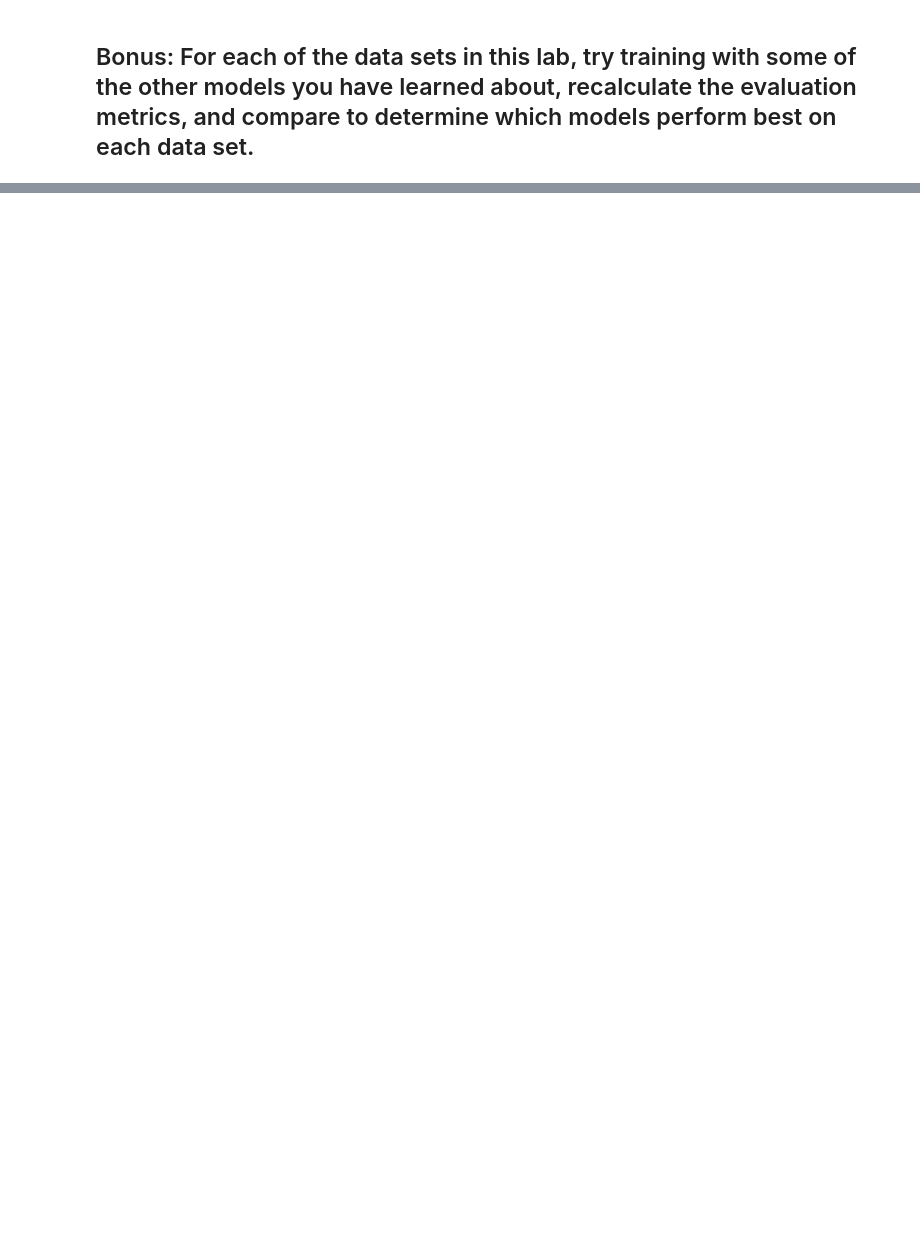
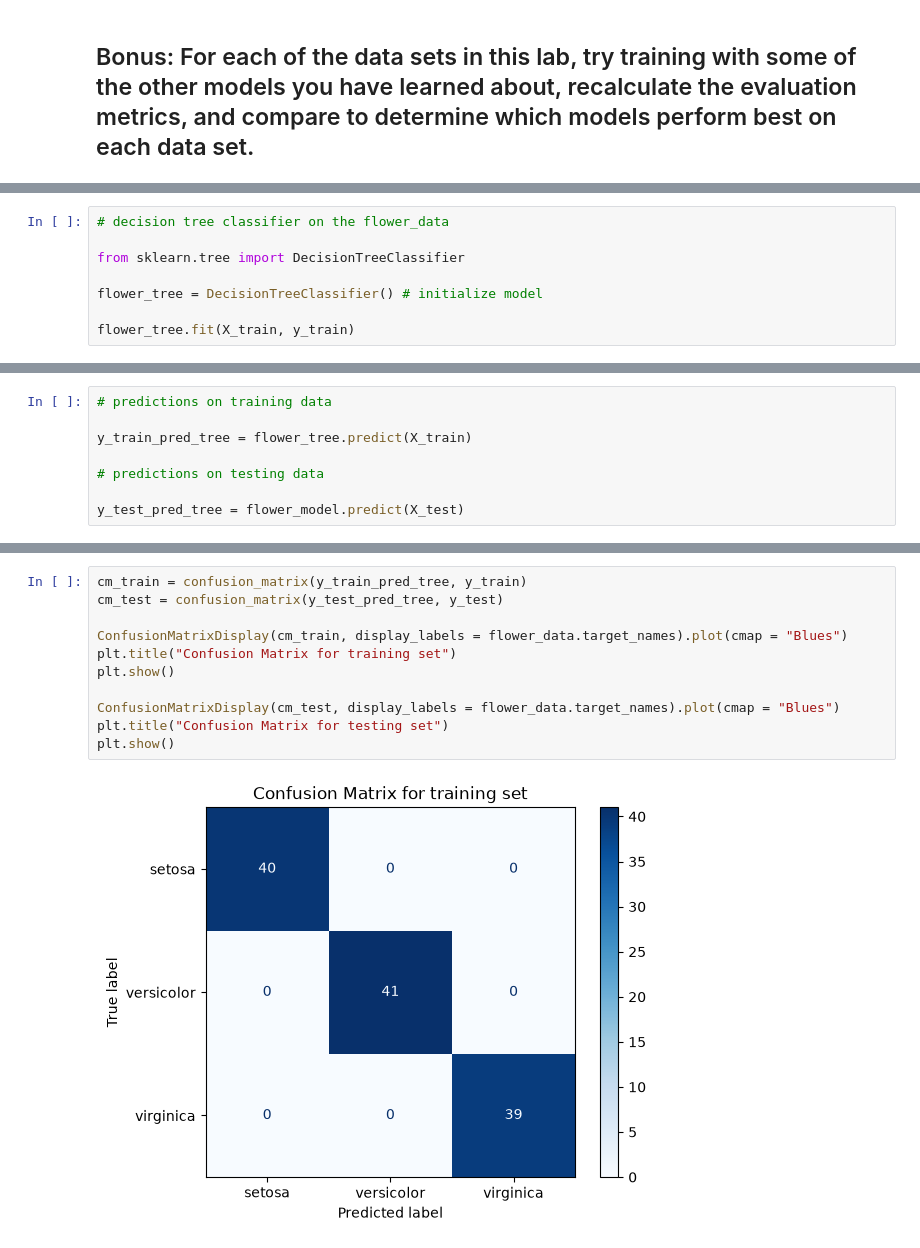
Before and after one commit to ironhack-labs/lab-supervised-learning-model-evaluation-en, a Jupyter notebook: your-code/main.ipynb, the cells around one changed output, grey strips where cells are left out. Saved outputs shown, nothing was run; the diff lists cells and outputs as text; blank space fills up the shorter version.

```diff
--- a/your-code/main.ipynb
+++ b/your-code/main.ipynb
@@ -162,0 +368,8 @@ The `class` field represents the type of flower and is the target variable that
+# %%
+# decision tree classifier on the flower_data
+
+from sklearn.tree import DecisionTreeClassifier
+
+flower_tree = DecisionTreeClassifier() # initialize model
+
+flower_tree.fit(X_train, y_train)
@@ -162,0 +378,8 @@ The `class` field represents the type of flower and is the target variable that
+# %%
+# predictions on training data
+
+y_train_pred_tree = flower_tree.predict(X_train)
+
+# predictions on testing data
+
+y_test_pred_tree = flower_model.predict(X_test)
@@ -162,0 +431,13 @@ The `class` field represents the type of flower and is the target variable that
+# %%
+cm_train = confusion_matrix(y_train_pred_tree, y_train)
+cm_test = confusion_matrix(y_test_pred_tree, y_test)
+
+ConfusionMatrixDisplay(cm_train, display_labels = flower_data.target_names).plot(cmap = "Blues")
+plt.title("Confusion Matrix for training set")
+plt.show()
+
+ConfusionMatrixDisplay(cm_test, display_labels = flower_data.target_names).plot(cmap = "Blues")
+plt.title("Confusion Matrix for testing set")
+plt.show()
+# %% [output]
+[figure, added]
```
Also changed, not shown: parts of 61 cells of this notebook, 1 other file.
